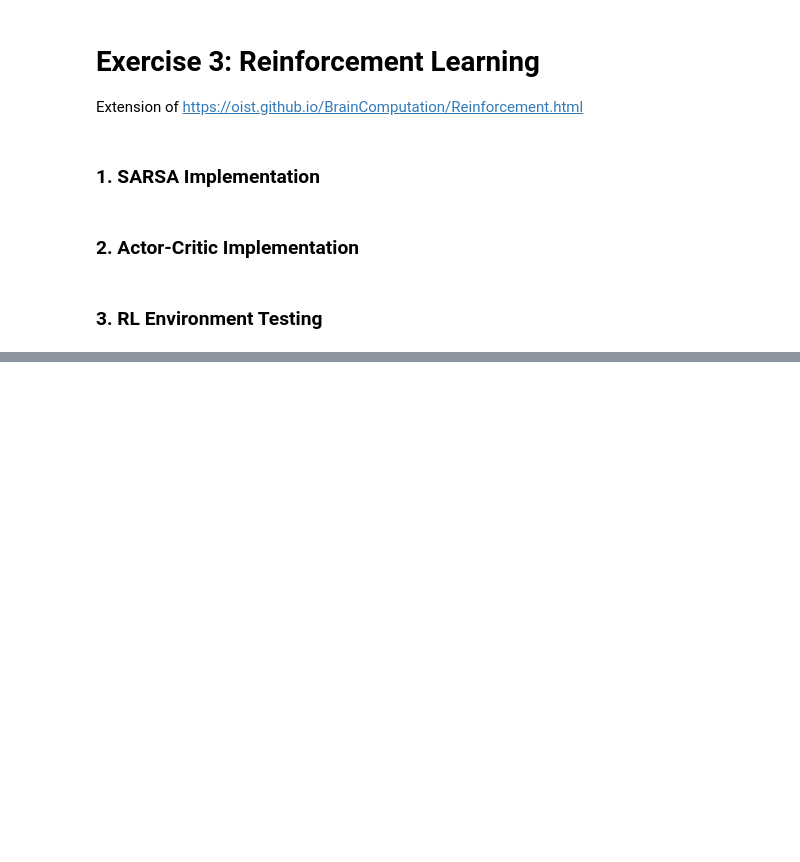
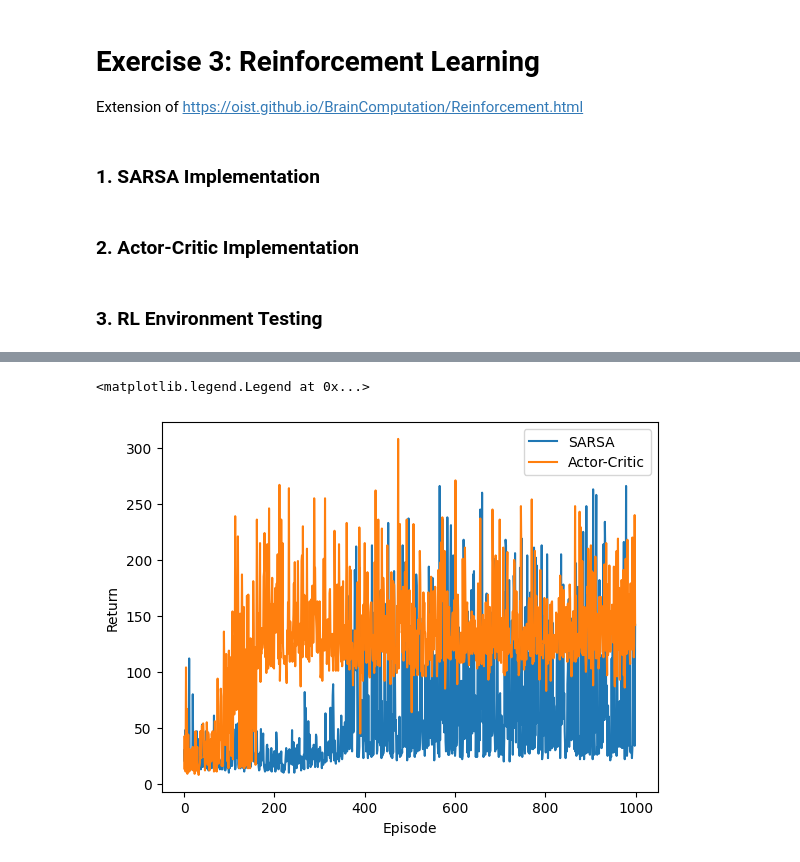
Before and after one commit to pranshumalik14/brain-computation-proj-hw, a Jupyter notebook: hw/reinforcement_learning.ipynb, the cells around one changed output, grey strips where cells are left out. Drawn from its saved outputs; the diff is of its cells as text; code cells hidden in the pictures; blank space fills up the shorter version.

```diff
--- a/hw/reinforcement_learning.ipynb
+++ b/hw/reinforcement_learning.ipynb
@@ -155,0 +192,33 @@ Error:
+# %%
+# test actor-critic
+CartPoleEnv.actor_critic = actor_critic
+env_wrapper = CartPoleEnv()
+ac_learn_history = env_wrapper.actor_critic()
+env_wrapper.env.close()
+test_env = gym.make("CartPole-v1", render_mode="rgb_array")
+env_wrapper.env = test_env
+test_returns = []
+frames = []
+for _ in range(10):
+    s = env_wrapper.env_reset()
+    done = False
+    ep_ret = 0
+    while not done:
+        # purely greedy (τ = 0): pick action = argmax Q[s]
+        a = int(np.argmax(env_wrapper.Q[s]))
+        frame = env_wrapper.env.render()
+        frames.append(frame)
+        s, r, done = env_wrapper.env_step(a)
+        ep_ret += r
+    test_returns.append(ep_ret)
+print("Average test return:", np.mean(test_returns))
+env_wrapper.env.close()
+fig = plt.figure(figsize=(6, 4))
+plt.axis("off")
+im = plt.imshow(frames[0])
+def update(i):
+    im.set_array(frames[i])
+    return [im]
+ani = FuncAnimation(fig, update, frames=len(frames), interval=50, blit=True, repeat=False)
+plt.close(fig)
+HTML(ani.to_html5_video())
@@ -155,0 +244,9 @@ Error:
+# %%
+plt.plot(sarsa_learn_history, label="SARSA")
+plt.plot(ac_learn_history,   label="Actor-Critic")
+plt.xlabel("Episode")
+plt.ylabel("Return")
+plt.legend()
+# %% [output]
+<matplotlib.legend.Legend at 0x...>
+[figure, added]
```
Also changed, not shown: parts of 5 cells of this notebook, 2 other files.
